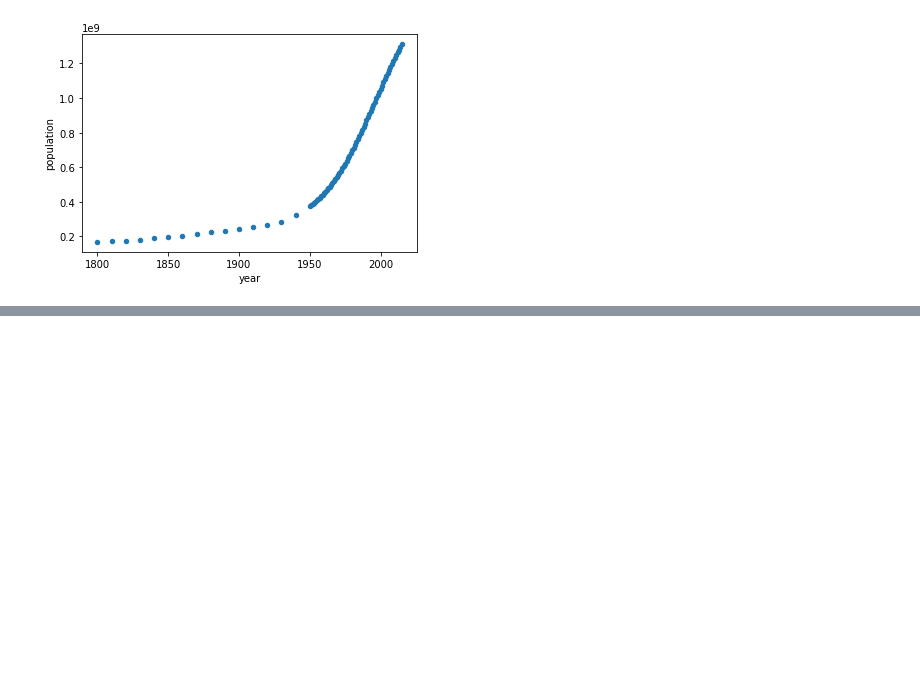
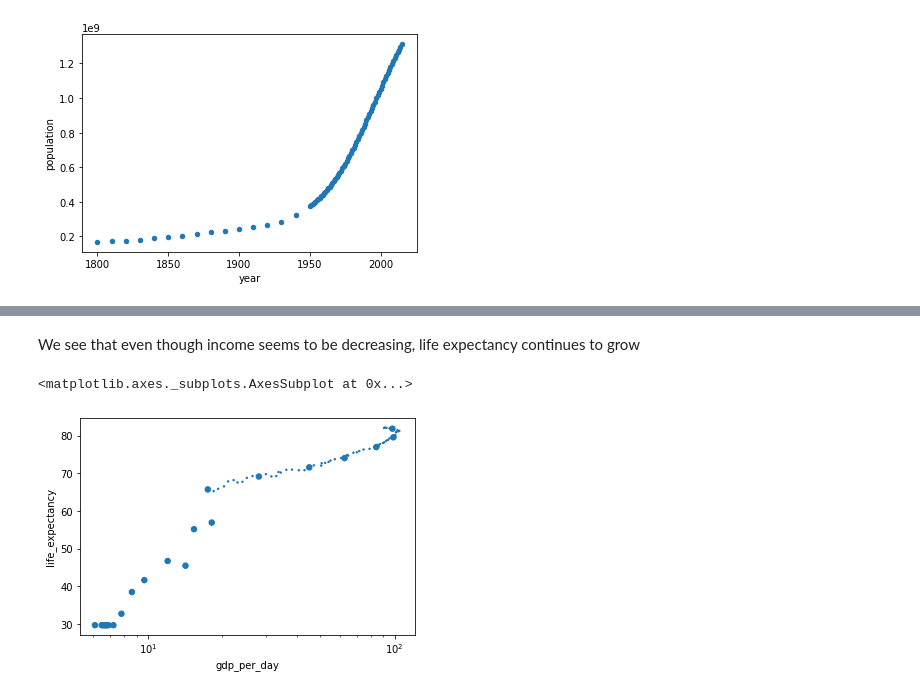
Before and after one commit to jeffching/projects, a Jupyter notebook: Ex_Files_Python_Statistics_EssT/Exercise Files/chapter3/03_04/03_04_twovariables_begin.ipynb, the cells around one changed output, grey strips where cells are left out. Saved outputs shown, nothing was run; the diff lists cells and outputs as text; code cells hidden in the pictures; blank space fills up the shorter version.

```diff
--- a/Ex_Files_Python_Statistics_EssT/Exercise Files/chapter3/03_04/03_04_twovariables_begin.ipynb
+++ b/Ex_Files_Python_Statistics_EssT/Exercise Files/chapter3/03_04/03_04_twovariables_begin.ipynb
@@ -70,0 +84,9 @@ italy.plot.scatter("year","gdp_per_day",logy=True)
+# %% [markdown]
+We see that even though income seems to be decreasing, life expectancy continues to grow
+# %%
+#We can mark decades by changing the size of the dots
+size = np.where(italy.year % 10 == 0,30,2)
+italy.plot.scatter("gdp_per_day","life_expectancy",logx=True, s=size)
+# %% [output]
+<matplotlib.axes._subplots.AxesSubplot at 0x...>
+[figure, added]
```
Also changed, not shown: parts of 11 cells of this notebook, 10 other files.
